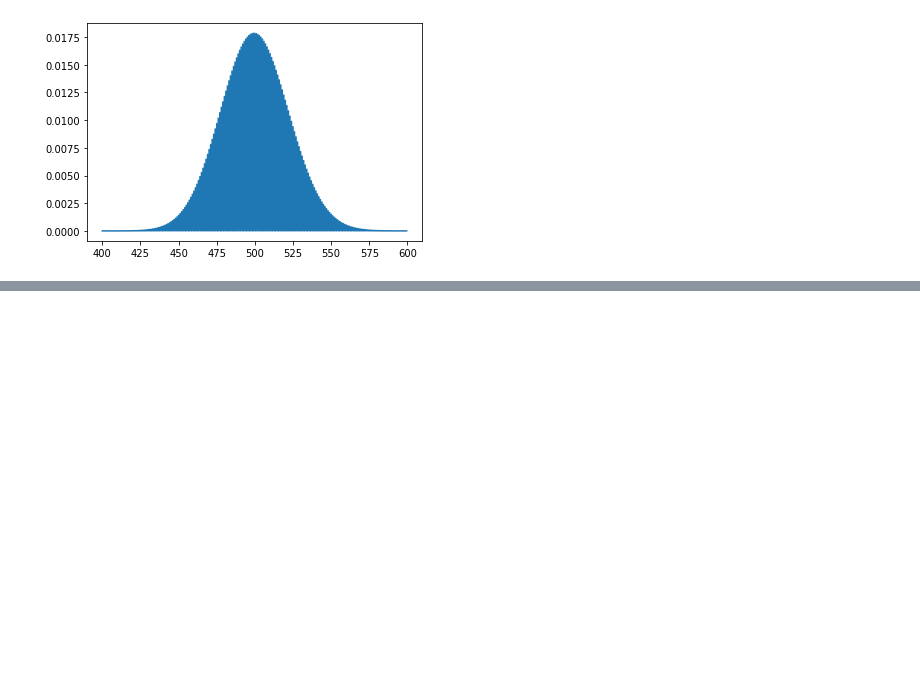
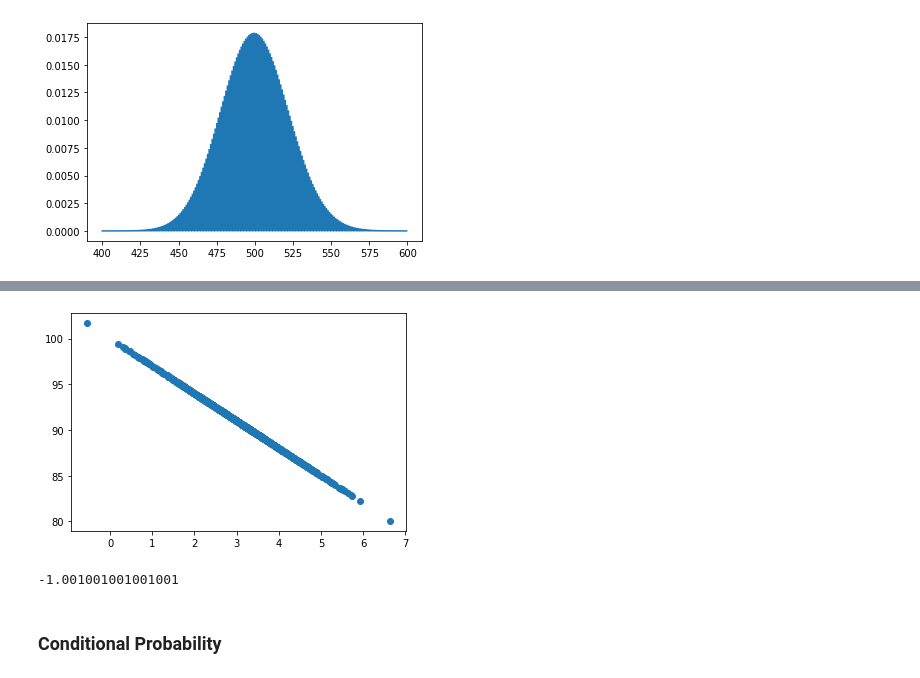
Before and after one commit to weronikazak/ML-Projects, a Jupyter notebook: InterviewNotes/1_Statics_Probability.ipynb, the cells around one changed output, grey strips where cells are left out. Drawn from its saved outputs; the diff is of its cells as text; code cells hidden in the pictures; blank space fills up the shorter version.

```diff
--- a/InterviewNotes/1_Statics_Probability.ipynb
+++ b/InterviewNotes/1_Statics_Probability.ipynb
@@ -139,0 +252,13 @@ plt.show()
+# %%
+purchaseAmount = 100 - pageSpeed * 3
+
+plt.scatter(pageSpeed, purchaseAmount)
+plt.show()
+# %% [output]
+[figure, added]
+# %%
+correlation(pageSpeed, purchaseAmount)
+# %% [output]
+-1.001001001001001
+# %% [markdown]
+### Conditional Probability
```
Also changed, not shown: parts of 50 cells of this notebook.
